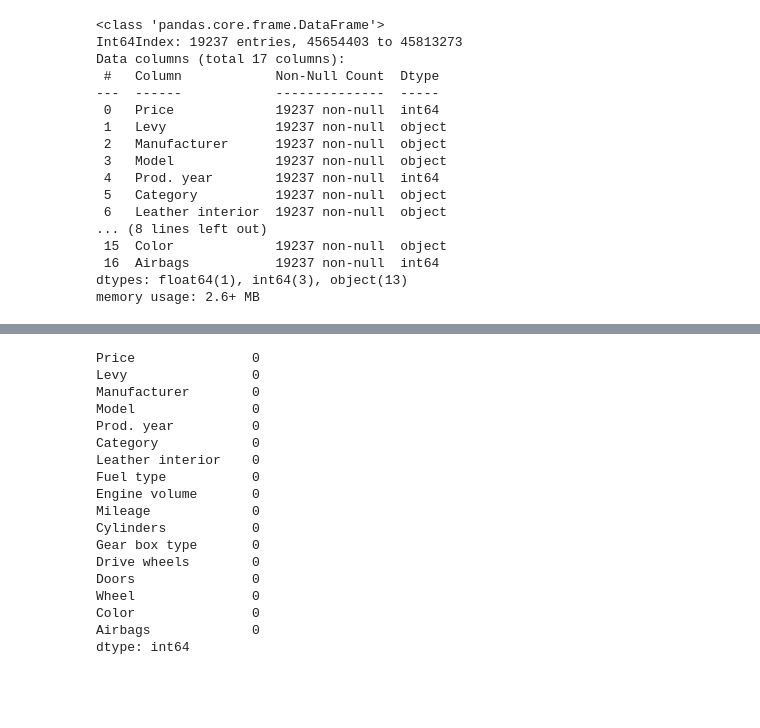
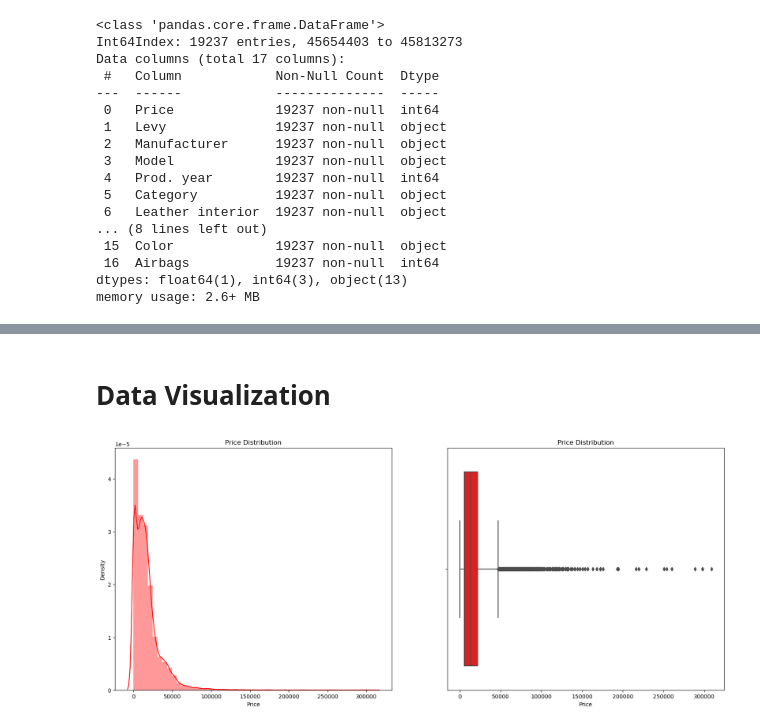
Before and after one commit to Mugangasia/Car-Price-Prediction-Challenge, a Jupyter notebook: car prediction model.ipynb, the cells around one changed output, grey strips where cells are left out. Drawn from its saved outputs; the diff is of its cells as text; code cells hidden in the pictures; blank space fills up the shorter version.

Commit message:
"Explaritory Data Anaysis"

```diff
--- a/car prediction model.ipynb
+++ b/car prediction model.ipynb
@@ -123,22 +115,16 @@ dataset.describe()
-# %%
-# CHECKING NULL VALUES
-dataset.isnull().sum()
-# %% [output]
-Price               0
-Levy                0
-Manufacturer        0
-Model               0
-Prod. year          0
-Category            0
-Leather interior    0
-Fuel type           0
-Engine volume       0
-Mileage             0
-Cylinders           0
-Gear box type       0
-Drive wheels        0
-Doors               0
-Wheel               0
-Color               0
-Airbags             0
-dtype: int64
+# %% [markdown]
+# Data Visualization
+# %%
+plt.figure(figsize=(20,8))
+
+plt.subplot(1,2,1)
+sns.distplot(dataset['Price'], color='red')
+plt.title('Price Distribution')
+
+plt.subplot(1,2,2)
+sns.boxplot(dataset['Price'], color='red')
+plt.title('Price Distribution')
+
+plt.show()
+# %% [output]
+[figure, added]
```
Also changed, not shown: parts of 15 cells of this notebook.
